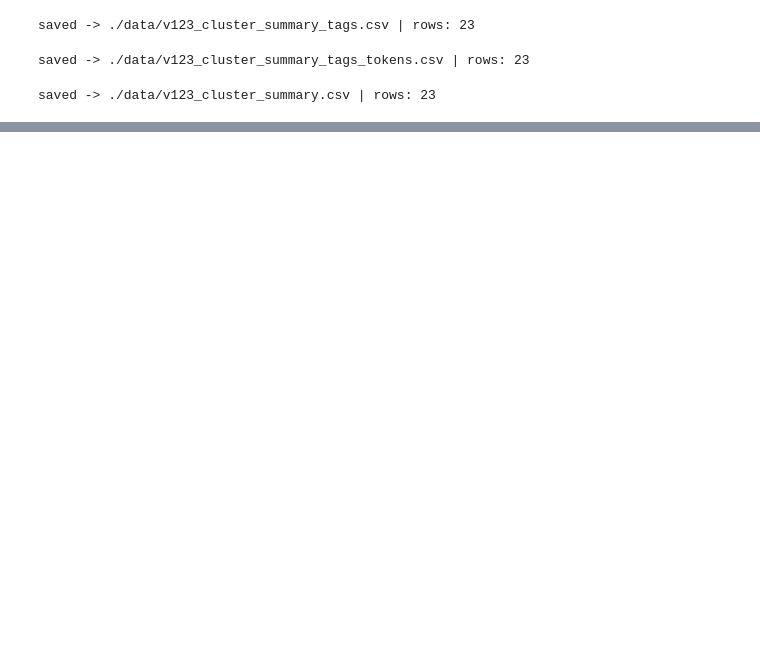
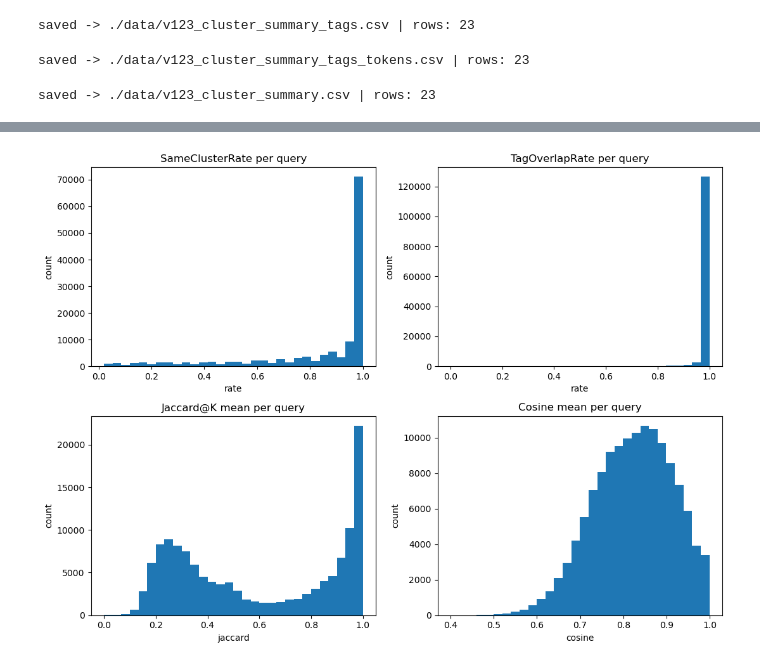
Before and after one commit to teikoyo/recsys, a Jupyter notebook: multi_view_clustering.ipynb, the cells around one changed output, grey strips where cells are left out. Cells and saved outputs as stored; diff of their text form; code cells hidden in the pictures; blank space fills up the shorter version.

```diff
--- a/multi_view_clustering.ipynb
+++ b/multi_view_clustering.ipynb
@@ -1501,0 +1608,99 @@ kNN saved -> ./data/v123_knn_top50.csv | rows: 6624250 | queries: 132485 | topK:
+# %%
+# —— V1+V2+V3 · 第7步：kNN 推荐效果的快速评估（Tag@K / 同簇占比 / 相似度分布）+ 示例检索 ——
+import pandas as pd, numpy as np
+
+# 1) 读取 kNN 结果、聚类标签、元数据（仅用到 Title/Tags）
+knn = pd.read_csv("./data/v123_knn_top50.csv")   # QueryId,NeighborId,CosineSim,Rank,...(含可读列)
+cl  = pd.read_csv("./data/v123_clusters.csv")    # Id, label
+md  = pd.read_csv("./data/metadata_merged.csv", usecols=["Id","Title","Tags"])
+
+# 2) 预处理：为 Query/Neighbor 补上簇标签；构建 id→tag_set 的字典
+knn = knn.merge(cl.rename(columns={"Id":"QueryId","label":"QueryLabel"}), on="QueryId", how="left")
+knn = knn.merge(cl.rename(columns={"Id":"NeighborId","label":"NeighborLabel"}), on="NeighborId", how="left")
+
+md["Tags"] = md["Tags"].fillna("").astype(str)
+tag_map = {}
+for r in md.itertuples(index=False):
+    tags = [t.strip().lower() for t in r.Tags.split(",") if t.strip()!=""]
+    tag_map[int(r.Id)] = set(tags)
+
+# 3) 为每个近邻对计算：是否有“任一标签重叠”、Jaccard 相似度
+overlap_any = np.zeros(len(knn), dtype=np.int8)
+jacc = np.zeros(len(knn), dtype=np.float32)
+for i, row in enumerate(knn.itertuples(index=False)):
+    A = tag_map.get(int(row.QueryId), set())
+    B = tag_map.get(int(row.NeighborId), set())
+    inter = len(A & B)
+    uni   = len(A | B)
+    overlap_any[i] = 1 if inter > 0 else 0
+    jacc[i] = (inter / uni) if uni > 0 else 0.0
+
+knn["TagOverlapAny"] = overlap_any
+knn["TagJaccard"] = jacc
+
+# 4) 按 Query 聚合得到每条查询的指标：同簇占比 / Tag@K / Jaccard@K / 平均余弦
+grp = knn.groupby("QueryId", sort=False)
+met = grp.agg(
+    QueryLabel=("QueryLabel","first"),
+    QueryTitle=("QueryTitle","first"),
+    K=("NeighborId","count"),
+    SameClusterRate=("NeighborLabel", lambda s: np.mean(s.values == s.values[0] if len(s)>0 else False)),
+    TagOverlapRate=("TagOverlapAny","mean"),
+    JaccardMean=("TagJaccard","mean"),
+    CosineMean=("CosineSim","mean")
+).reset_index()
+
+# 5) 全局概览（宏平均）与按簇分组均值
+print("== Global means over queries ==")
+print(met[["SameClusterRate","TagOverlapRate","JaccardMean","CosineMean"]].mean().round(4).to_string())
+
+print("\n== By cluster (mean over queries) ==")
+byc = (met.groupby("QueryLabel")[["SameClusterRate","TagOverlapRate","JaccardMean","CosineMean"]]
+         .mean().round(4))
+print(byc.head(12).to_string())
+
+# 6) 可视化：四个指标的直方图（如绘图环境异常将自动跳过）
+try:
+    import matplotlib.pyplot as plt
+    plt.figure(figsize=(11,8))
+    ax = plt.subplot(2,2,1); ax.hist(met["SameClusterRate"], bins=30); ax.set_title("SameClusterRate per query"); ax.set_xlabel("rate"); ax.set_ylabel("count")
+    ax = plt.subplot(2,2,2); ax.hist(met["TagOverlapRate"], bins=30); ax.set_title("TagOverlapRate per query"); ax.set_xlabel("rate"); ax.set_ylabel("count")
+    ax = plt.subplot(2,2,3); ax.hist(met["JaccardMean"], bins=30); ax.set_title("Jaccard@K mean per query"); ax.set_xlabel("jaccard"); ax.set_ylabel("count")
+    ax = plt.subplot(2,2,4); ax.hist(met["CosineMean"], bins=30); ax.set_title("Cosine mean per query"); ax.set_xlabel("cosine"); ax.set_ylabel("count")
+    plt.tight_layout(); plt.show()
+except Exception as e:
+    print("Plotting skipped due to error:", repr(e))
+
+# 7) 示例检索：按 Id 或 Title 关键词查看 Top-N（默认 N=10）
+#    设置其中一个条件即可；若都为空则随机取一个样本
+QUERY_ID = None            # 例如 402034
+TITLE_KEYWORD = ""         # 例如 "reddit"（不区分大小写）
+TOPN = 10
+
+qids = []
+if QUERY_ID is not None:
+    if int(QUERY_ID) in set(knn["QueryId"].unique()):
+        qids = [int(QUERY_ID)]
+elif TITLE_KEYWORD.strip():
+    key = TITLE_KEYWORD.lower()
+    cand = met[met["QueryTitle"].fillna("").str.lower().str.contains(key, na=False)]
+    qids = cand["QueryId"].head(1).tolist()
+else:
+    qids = [int(met.sample(1, random_state=42)["QueryId"].iloc[0])]
+
+print("\n== Example queries and their Top-N neighbors ==")
+for q in qids:
+    qrow = met[met["QueryId"]==q].iloc[0]
+    print(f"\n[Query] Id={q} | Title={qrow['QueryTitle']} | Cluster={int(qrow['QueryLabel'])} | "
+          f"SameClusterRate={qrow['SameClusterRate']:.2f} | TagOverlapRate={qrow['TagOverlapRate']:.2f} | "
+          f"JaccardMean={qrow['JaccardMean']:.2f} | CosineMean={qrow['CosineMean']:.3f}")
+
+    sub = knn[knn["QueryId"]==q].sort_values("Rank").head(TOPN)
+    # 打印表格：Rank, CosineSim, 同簇?, 邻居 Title/Tags（截断）
+    for r in sub.itertuples(index=False):
+        same = "✓" if r.NeighborLabel == qrow["QueryLabel"] else " "
+        ntitle = (str(r.NeighborTitle)[:80] + "…") if isinstance(r.NeighborTitle, str) and len(str(r.NeighborTitle))>80 else str(r.NeighborTitle)
+        ntags  = (str(r.NeighborTags)[:80] + "…") if isinstance(r.NeighborTags, str) and len(str(r.NeighborTags))>80 else str(r.NeighborTags)
+        print(f"  #{int(r.Rank):>2}  cos={r.CosineSim:.3f}  sameCluster={same}  "
+              f"NeighborId={int(r.NeighborId)}  Title={ntitle}  Tags={ntags}")
+# %% [output]
@@ -1501,0 +1724 @@ kNN saved -> ./data/v123_knn_top50.csv | rows: 6624250 | queries: 132485 | topK:
+[figure, added]
```
Also changed, not shown: parts of 17 cells of this notebook.
